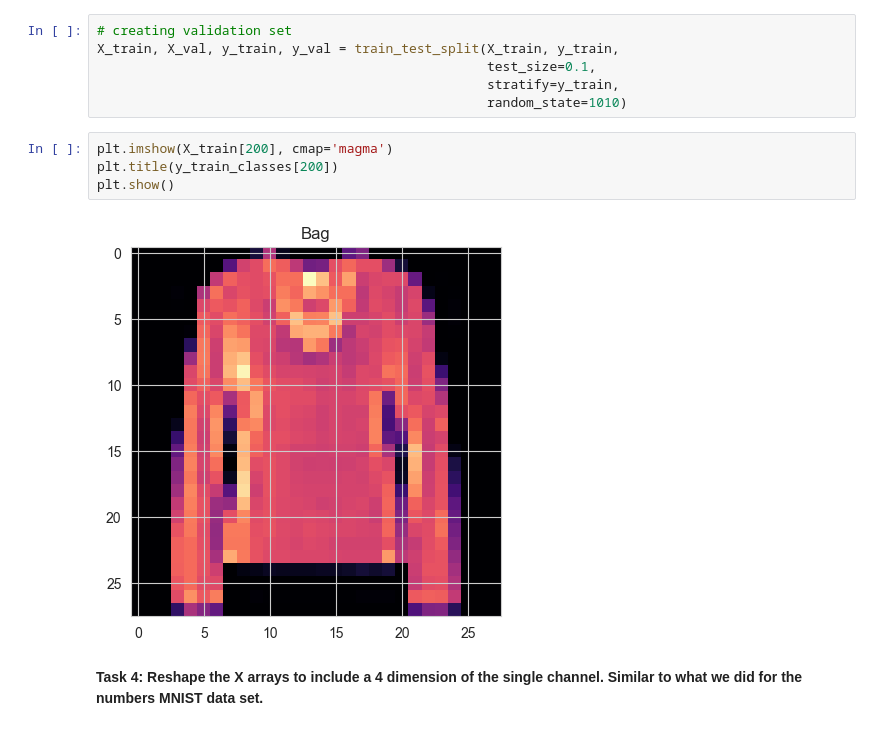
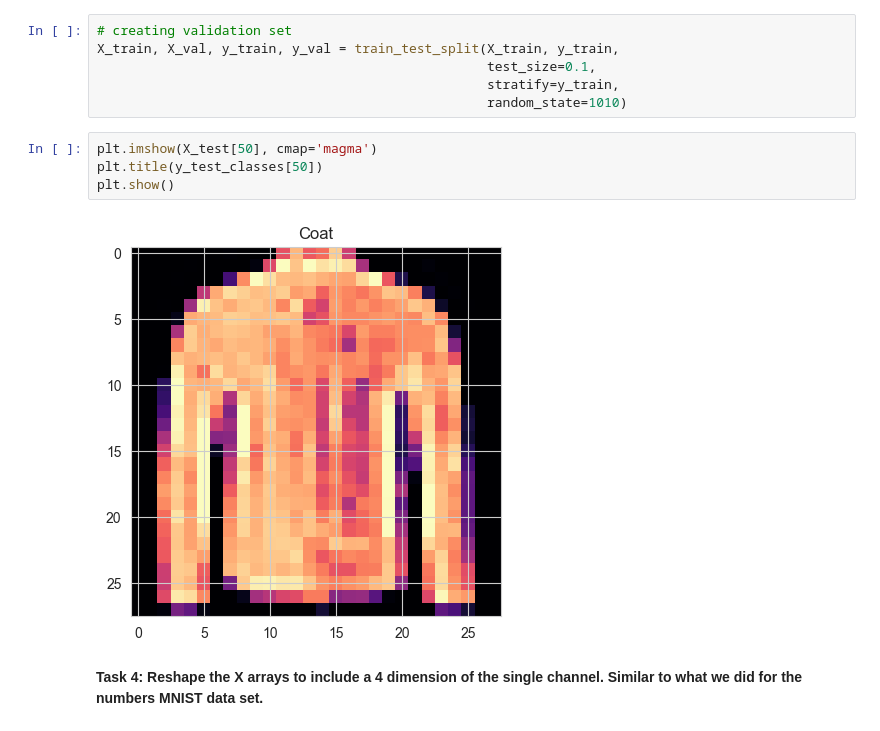
Before and after one commit to 0xArwa/Image-classification-CNN, a Jupyter notebook: DL-Assignment-2 (Image Classification with CNN)-Student.ipynb, the cells around one changed output. Cells and saved outputs as stored; diff of their text form.

```diff
--- a/DL-Assignment-2 (Image Classification with CNN)-Student.ipynb
+++ b/DL-Assignment-2 (Image Classification with CNN)-Student.ipynb
@@ -154,11 +154,11 @@ X_train, X_val, y_train, y_val = train_test_split(X_train, y_train,
                                                   stratify=y_train,
                                                   random_state=1010)
 # %%
-plt.imshow(X_train[200], cmap='magma')
-plt.title(y_train_classes[200])
+plt.imshow(X_test[50], cmap='magma')
+plt.title(y_test_classes[50])
 plt.show()
 # %% [output]
-[figure, old version]
+[figure, new version]
 # %% [markdown]
 **Task 4: Reshape the X arrays to include a 4 dimension of the single channel. Similar to what we did for the numbers MNIST data set.**
 # %%
```
